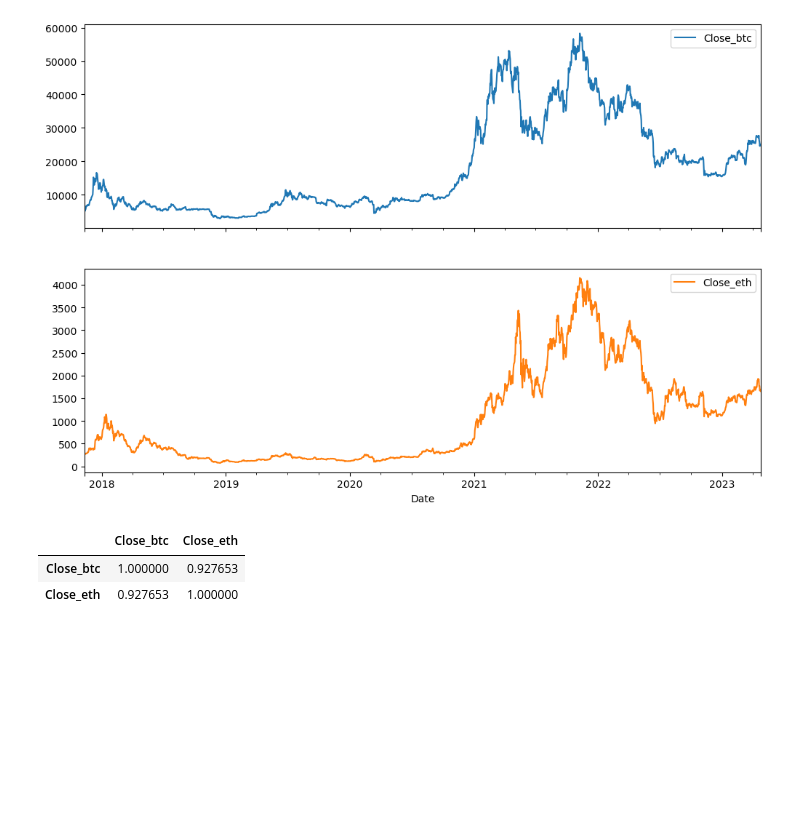
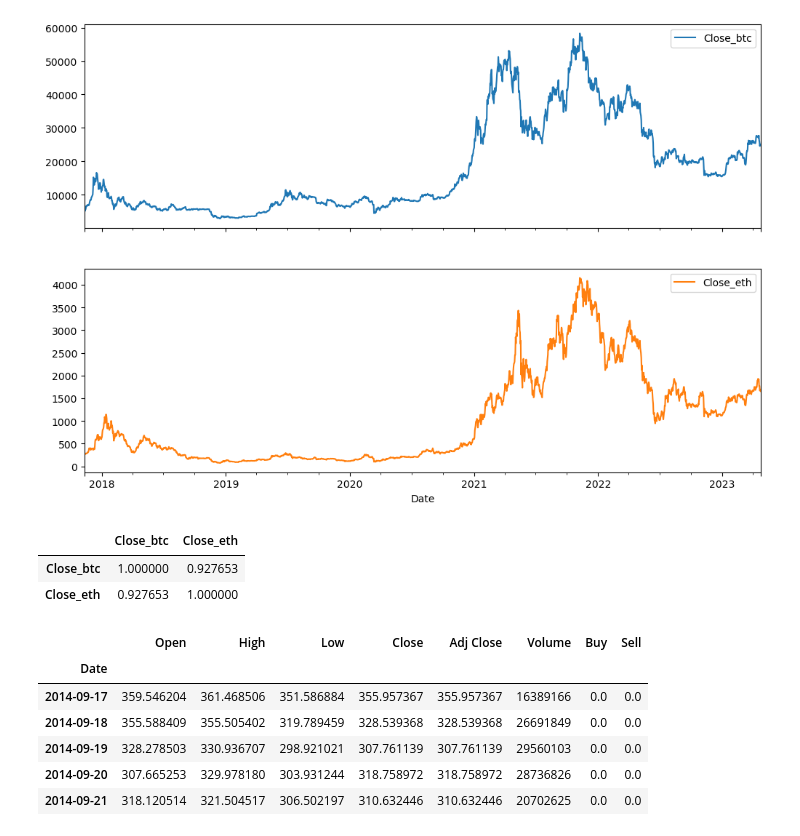
Before and after one commit to 6mtx9/python, a Jupyter notebook: Apprentissage/panda timeseries.ipynb, the cells around one changed output. Saved outputs shown, nothing was run; the diff lists cells and outputs as text; code cells hidden in the pictures; blank space fills up the shorter version.

```diff
--- a/Apprentissage/panda timeseries.ipynb
+++ b/Apprentissage/panda timeseries.ipynb
@@ -121,3 +121,16 @@ btc_eth[['Close_btc','Close_eth']].corr()
 | Close_eth | 0.927653 | 1.000000 |
 # %%
 correlations = btc_eth[['Close_btc','Close_eth']].corr()
+# %%
+data = bitcoin.copy()
+data['Buy'] = np.zeros(len(data))
+data['Sell'] = np.zeros(len(data))
+data.head()
+# %% [output]
+|  | Open | High | Low | Close | Adj Close | Volume | Buy | Sell |
+| Date |  |  |  |  |  |  |  |  |
+| 2014-09-17 | 359.546204 | 361.468506 | 351.586884 | 355.957367 | 355.957367 | 16389166 | 0.0 | 0.0 |
+| 2014-09-18 | 355.588409 | 355.505402 | 319.789459 | 328.539368 | 328.539368 | 26691849 | 0.0 | 0.0 |
+| 2014-09-19 | 328.278503 | 330.936707 | 298.921021 | 307.761139 | 307.761139 | 29560103 | 0.0 | 0.0 |
+| 2014-09-20 | 307.665253 | 329.978180 | 303.931244 | 318.758972 | 318.758972 | 28736826 | 0.0 | 0.0 |
+| 2014-09-21 | 318.120514 | 321.504517 | 306.502197 | 310.632446 | 310.632446 | 20702625 | 0.0 | 0.0 |
```
Also changed, not shown: parts of 2 cells of this notebook, 1 other file.
